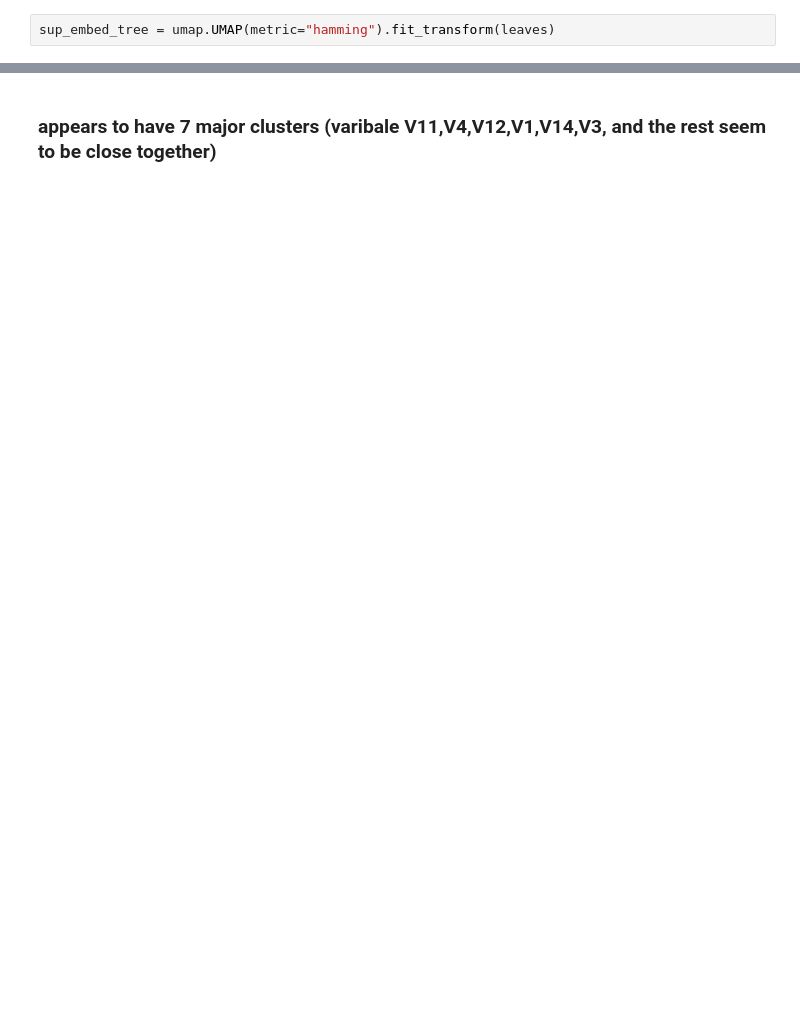
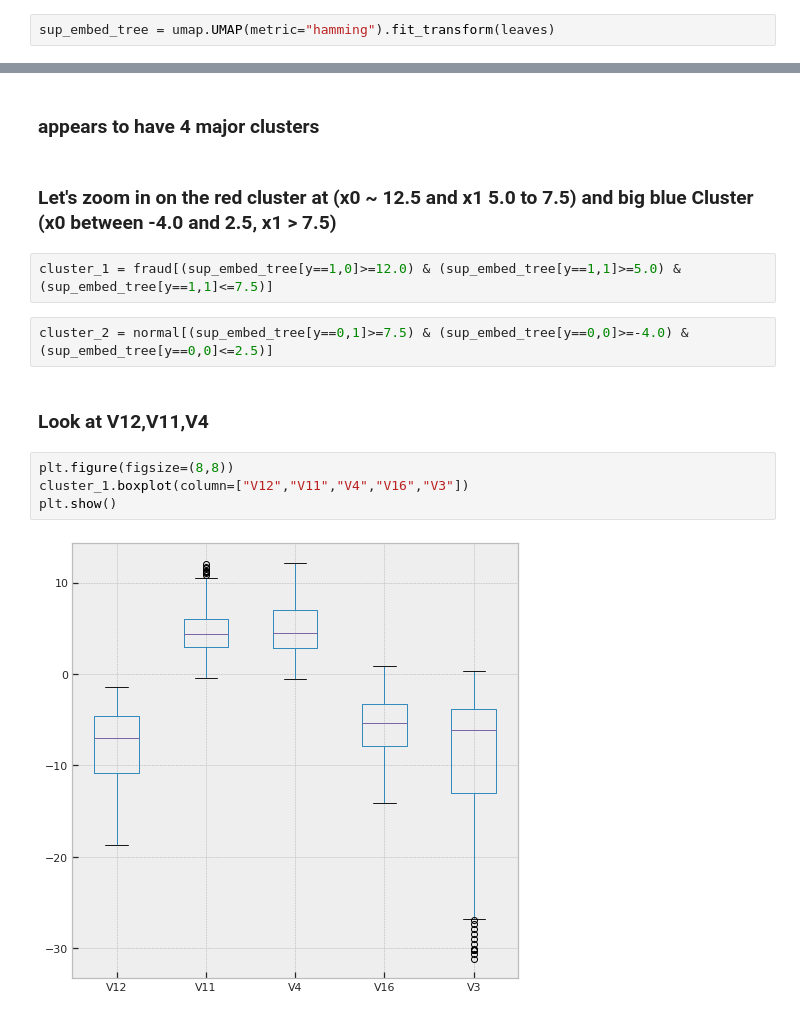
Before and after one commit to mzhou356/creditCardFraud, a Jupyter notebook: Feature_Visualization/notebooks/UMAP_visualization.ipynb, the cells around one changed output, grey strips where cells are left out. Cells and saved outputs as stored; diff of their text form; blank space fills up the shorter version.

Commit message:
Looked into 2 clusters in the UMAPTreefeatures

```diff
--- a/Feature_Visualization/notebooks/UMAP_visualization.ipynb
+++ b/Feature_Visualization/notebooks/UMAP_visualization.ipynb
@@ -149,2 +151,16 @@ importances.sort_values("importance",ascending=False).head(10)
-# %% [markdown]
-### appears to have 7 major clusters (varibale V11,V4,V12,V1,V14,V3, and the rest seem to be close together)
+# %% [markdown]
+### appears to have 4 major clusters
+# %% [markdown]
+### Let's zoom in on the red cluster at (x0 ~ 12.5 and x1 5.0 to 7.5) and big blue Cluster (x0 between -4.0 and 2.5, x1 > 7.5)
+# %%
+cluster_1 = fraud[(sup_embed_tree[y==1,0]>=12.0) & (sup_embed_tree[y==1,1]>=5.0) &(sup_embed_tree[y==1,1]<=7.5)]
+# %%
+cluster_2 = normal[(sup_embed_tree[y==0,1]>=7.5) & (sup_embed_tree[y==0,0]>=-4.0) &(sup_embed_tree[y==0,0]<=2.5)]
+# %% [markdown]
+### Look at V12,V11,V4
+# %%
+plt.figure(figsize=(8,8))
+cluster_1.boxplot(column=["V12","V11","V4","V16","V3"])
+plt.show()
+# %% [output]
+[figure, added]
```
Also changed, not shown: parts of 10 cells of this notebook.
